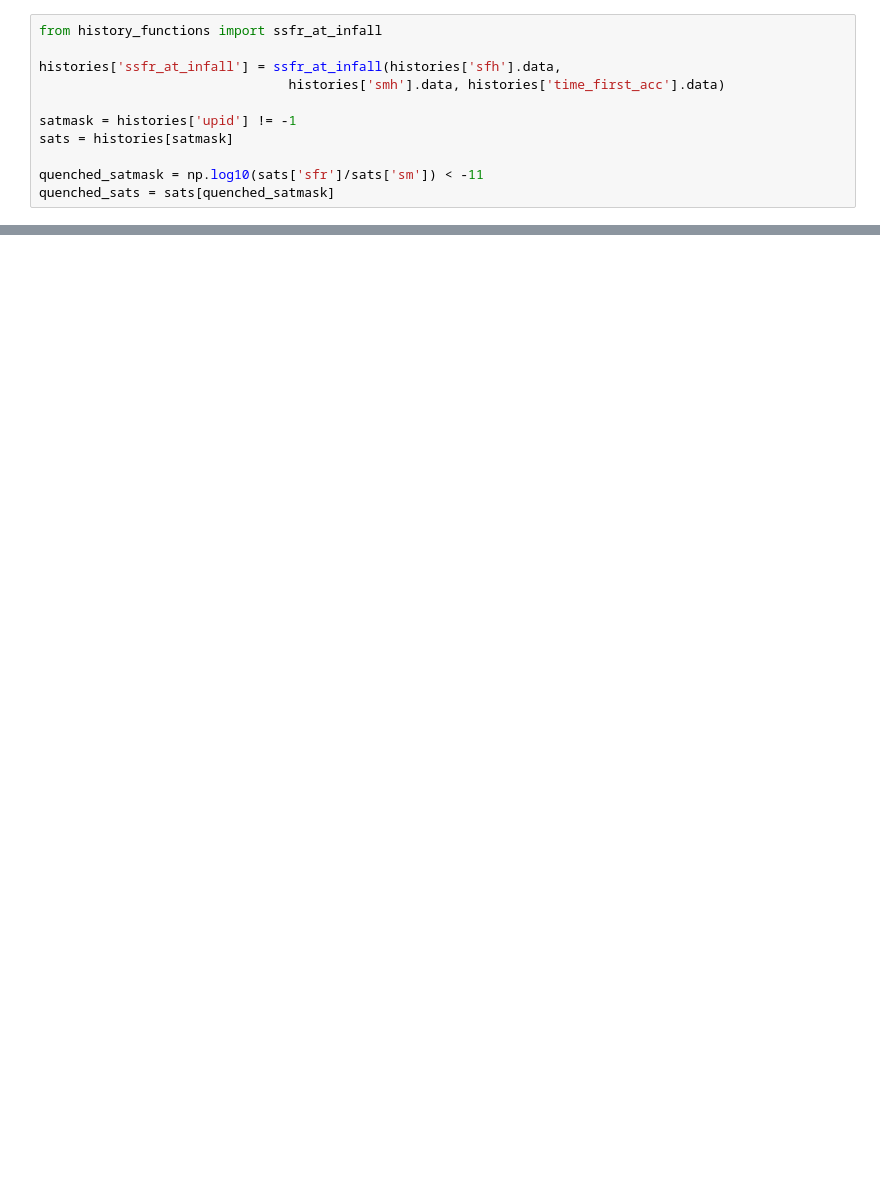
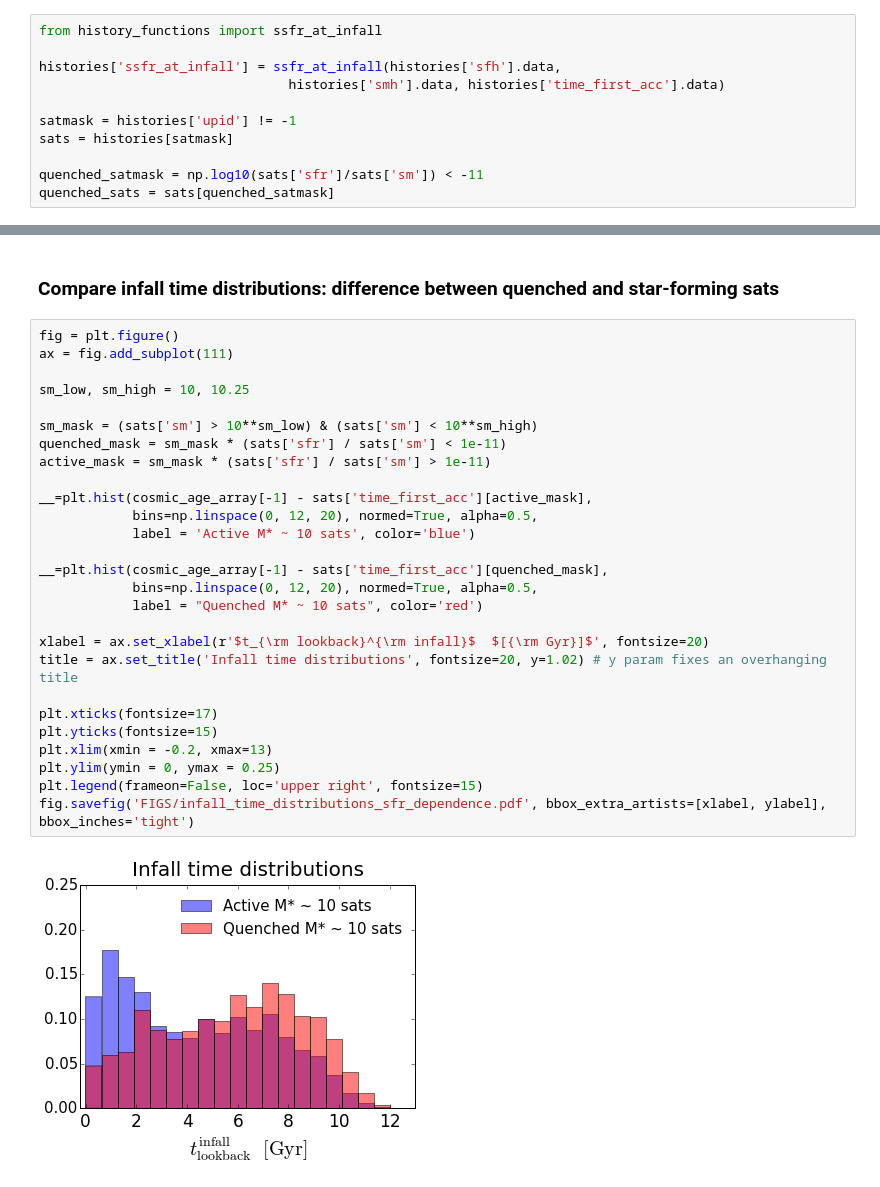
Before and after one commit to aphearin/time_evolving_cam_utils, a Jupyter notebook: fraction_quenched_after_infall.ipynb, the cells around one changed output, grey strips where cells are left out. Saved outputs shown, nothing was run; the diff lists cells and outputs as text; blank space fills up the shorter version.

```diff
--- a/fraction_quenched_after_infall.ipynb
+++ b/fraction_quenched_after_infall.ipynb
@@ -55,0 +158,31 @@ fig.savefig('FIGS/post_infall_quenching_fractions.pdf', bbox_extra_artists=[xlab
+# %% [markdown]
+### Compare infall time distributions: difference between quenched and star-forming sats
+# %%
+fig = plt.figure()
+ax = fig.add_subplot(111)
+
+sm_low, sm_high = 10, 10.25
+
+sm_mask = (sats['sm'] > 10**sm_low) & (sats['sm'] < 10**sm_high)
+quenched_mask = sm_mask * (sats['sfr'] / sats['sm'] < 1e-11)
+active_mask = sm_mask * (sats['sfr'] / sats['sm'] > 1e-11)
+
+__=plt.hist(cosmic_age_array[-1] - sats['time_first_acc'][active_mask],
+            bins=np.linspace(0, 12, 20), normed=True, alpha=0.5,
+            label = 'Active M* ~ 10 sats', color='blue')
+
+__=plt.hist(cosmic_age_array[-1] - sats['time_first_acc'][quenched_mask],
+            bins=np.linspace(0, 12, 20), normed=True, alpha=0.5,
+            label = "Quenched M* ~ 10 sats", color='red')
+
+xlabel = ax.set_xlabel(r'$t_{\rm lookback}^{\rm infall}$  $[{\rm Gyr}]$', fontsize=20)
+title = ax.set_title('Infall time distributions', fontsize=20, y=1.02) # y param fixes an overhanging title
+
+plt.xticks(fontsize=17)
+plt.yticks(fontsize=15)
+plt.xlim(xmin = -0.2, xmax=13)
+plt.ylim(ymin = 0, ymax = 0.25)
+plt.legend(frameon=False, loc='upper right', fontsize=15)
+fig.savefig('FIGS/infall_time_distributions_sfr_dependence.pdf', bbox_extra_artists=[xlabel, ylabel], bbox_inches='tight')
+# %% [output]
+[figure, added]
```
Also changed, not shown: parts of 15 cells of this notebook, 7 other files.
